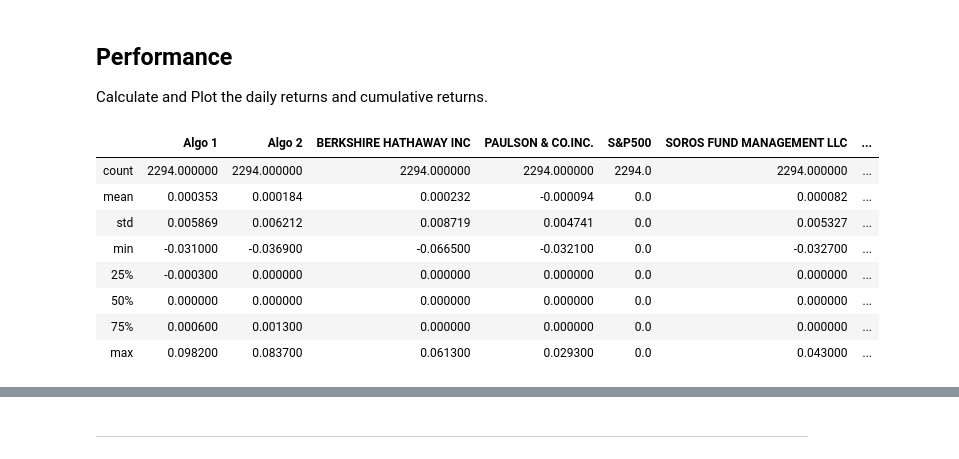
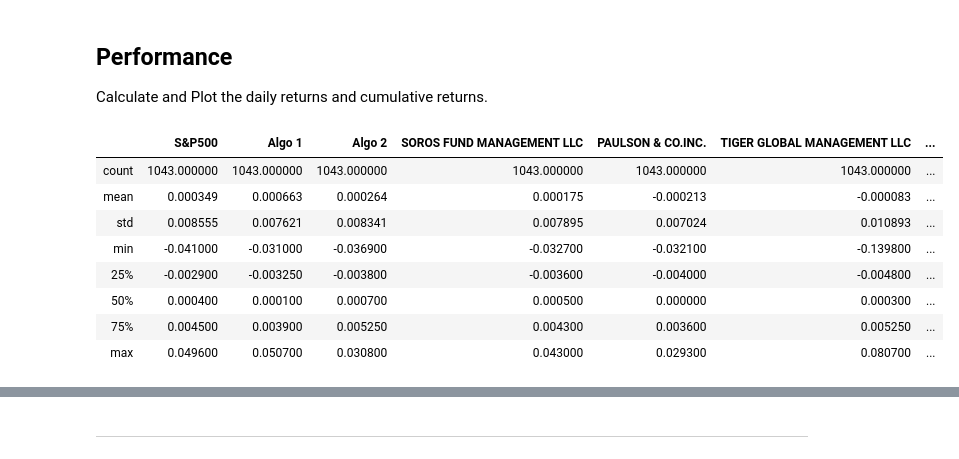
Before and after one commit to exposuretherapy/Pandas-Homework, a Jupyter notebook: whale_analysis.ipynb, the cells around one changed output, grey strips where cells are left out. Drawn from its saved outputs; the diff is of its cells as text; code cells hidden in the pictures.

```diff
--- a/whale_analysis.ipynb
+++ b/whale_analysis.ipynb
@@ -124,12 +169,10 @@ sp500_history_csv.sort_values("Date",inplace=True)
 # %%
 # Calculate Daily Returns
-sp500_history_csv = (sp500_history_csv - sp500_history_csv.shift(1))/sp500_history_csv.shift(1)
-# sp500_history_csv.head()
+sp500_history_daily = (sp500_history_csv - sp500_history_csv.shift(1))/sp500_history_csv.shift(1)
 # %%
 # Drop nulls
-sp500_history_csv.dropna(inplace=True)
-# sp500_history_csv.head()
+sp500_history_daily.dropna(inplace=True)
 # %%
 # Rename Column
-sp500_history_csv.rename(columns={"Close": "S&P500"}, inplace=True)
+sp500_history_daily.rename(columns={"Close": "S&P500"}, inplace=True)
 # sp500_history_csv.head()
@@ -175,5 +180,4 @@ whale_returns_csv.describe()
 ## Combine Whale, Algorithmic, and S&P 500 Returns
 # %%
 # Concatenate all DataFrames into a single DataFrame
-returns_daily = pd.concat([sp500_history_csv,algo_returns_csv,whale_returns_csv])
-# pandas.concat([df1,df2]).drop_duplicates().reset_index(drop=True)
+returns_daily = pd.concat([sp500_history_daily,algo_returns_csv,whale_returns_csv], axis="columns", join="inner", sort=False)
@@ -235,15 +200,15 @@ Calculate and Plot the daily returns and cumulative returns.
 # %%
 # Drop out all the values in the dataset before the algorithm portfolios.
 # The algos start on june 05, 2014. We need to find out which number in the index this is.
-returns_daily = returns_daily.loc['2014-06-05':]
+# returns_daily = returns_daily.loc['2014-06-05':]
 returns_daily.describe()
 # %% [output]
-|  | Algo 1 | Algo 2 | BERKSHIRE HATHAWAY INC | PAULSON & CO.INC. | S&P500 | SOROS FUND MANAGEMENT LLC | ... |
-| count | 2294.000000 | 2294.000000 | 2294.000000 | 2294.000000 | 2294.0 | 2294.000000 | ... |
-| mean | 0.000353 | 0.000184 | 0.000232 | -0.000094 | 0.0 | 0.000082 | ... |
-| std | 0.005869 | 0.006212 | 0.008719 | 0.004741 | 0.0 | 0.005327 | ... |
-| min | -0.031000 | -0.036900 | -0.066500 | -0.032100 | 0.0 | -0.032700 | ... |
-| 25% | -0.000300 | 0.000000 | 0.000000 | 0.000000 | 0.0 | 0.000000 | ... |
-| 50% | 0.000000 | 0.000000 | 0.000000 | 0.000000 | 0.0 | 0.000000 | ... |
-| 75% | 0.000600 | 0.001300 | 0.000000 | 0.000000 | 0.0 | 0.000000 | ... |
-| max | 0.098200 | 0.083700 | 0.061300 | 0.029300 | 0.0 | 0.043000 | ... |
+|  | S&P500 | Algo 1 | Algo 2 | SOROS FUND MANAGEMENT LLC | PAULSON & CO.INC. | TIGER GLOBAL MANAGEMENT LLC | ... |
+| count | 1043.000000 | 1043.000000 | 1043.000000 | 1043.000000 | 1043.000000 | 1043.000000 | ... |
+| mean | 0.000349 | 0.000663 | 0.000264 | 0.000175 | -0.000213 | -0.000083 | ... |
+| std | 0.008555 | 0.007621 | 0.008341 | 0.007895 | 0.007024 | 0.010893 | ... |
+| min | -0.041000 | -0.031000 | -0.036900 | -0.032700 | -0.032100 | -0.139800 | ... |
+| 25% | -0.002900 | -0.003250 | -0.003800 | -0.003600 | -0.004000 | -0.004800 | ... |
+| 50% | 0.000400 | 0.000100 | 0.000700 | 0.000500 | 0.000000 | 0.000300 | ... |
+| 75% | 0.004500 | 0.003900 | 0.005250 | 0.004300 | 0.003600 | 0.005250 | ... |
+| max | 0.049600 | 0.050700 | 0.030800 | 0.043000 | 0.029300 | 0.080700 | ... |
```
Also changed, not shown: parts of 35 cells of this notebook.
